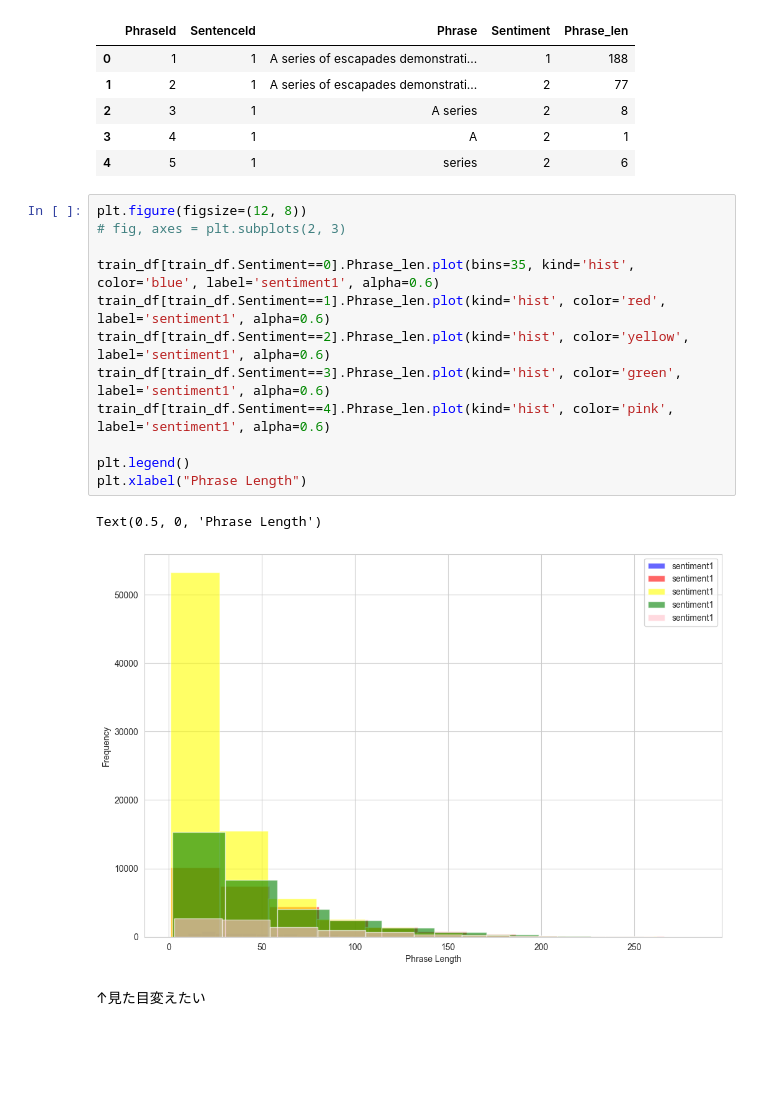
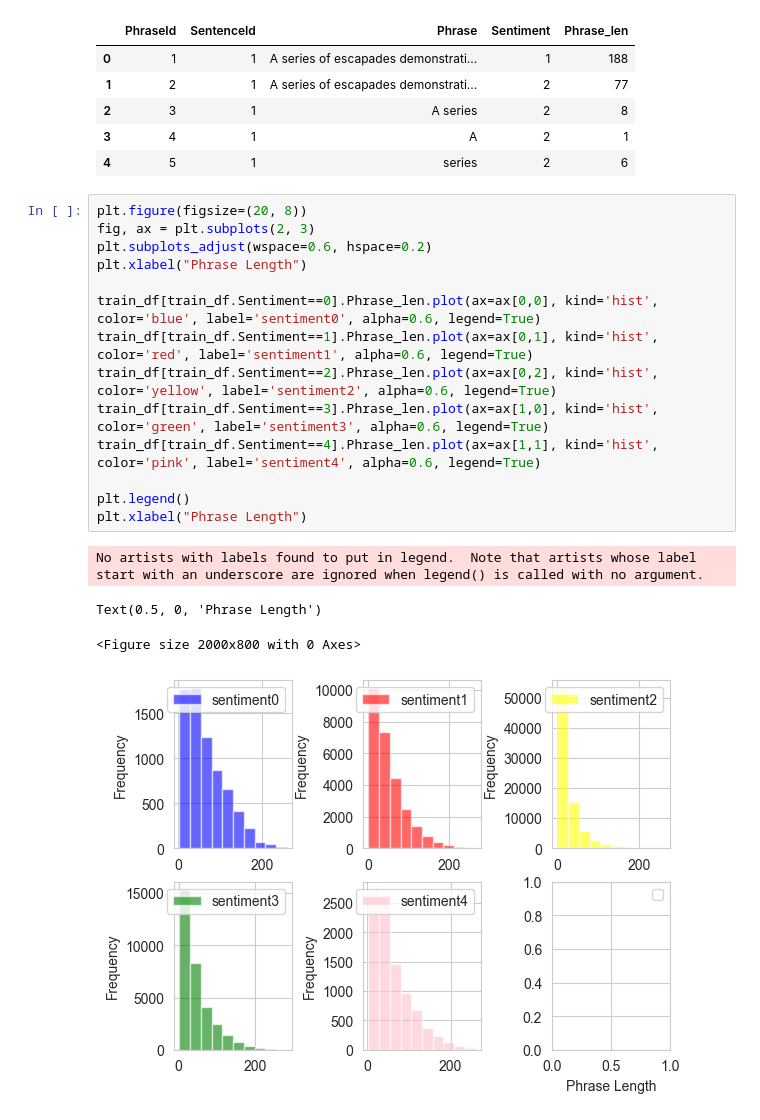
Before and after one commit to gussan-me/-Sentiment_Analysis_on_Movie_Review-, a Jupyter notebook: Sentimt-Analysis-on-Movie-Review.ipynb, the cells around one changed output. Drawn from its saved outputs; the diff is of its cells as text; blank space fills up the shorter version.

Commit message:
Phrase Lengthのヒストグラムを見やすく調整

```diff
--- a/Sentimt-Analysis-on-Movie-Review.ipynb
+++ b/Sentimt-Analysis-on-Movie-Review.ipynb
@@ -116,19 +116,21 @@ train_df.head()
 | 3 | 4 | 1 | A | 2 | 1 |
 | 4 | 5 | 1 | series | 2 | 6 |
 # %%
-plt.figure(figsize=(12, 8))
-# fig, axes = plt.subplots(2, 3)
+plt.figure(figsize=(20, 8))
+fig, ax = plt.subplots(2, 3)
+plt.subplots_adjust(wspace=0.6, hspace=0.2)
+plt.xlabel("Phrase Length")
 
-train_df[train_df.Sentiment==0].Phrase_len.plot(bins=35, kind='hist', color='blue', label='sentiment1', alpha=0.6)
-train_df[train_df.Sentiment==1].Phrase_len.plot(kind='hist', color='red', label='sentiment1', alpha=0.6)
-train_df[train_df.Sentiment==2].Phrase_len.plot(kind='hist', color='yellow', label='sentiment1', alpha=0.6)
-train_df[train_df.Sentiment==3].Phrase_len.plot(kind='hist', color='green', label='sentiment1', alpha=0.6)
-train_df[train_df.Sentiment==4].Phrase_len.plot(kind='hist', color='pink', label='sentiment1', alpha=0.6)
+train_df[train_df.Sentiment==0].Phrase_len.plot(ax=ax[0,0], kind='hist', color='blue', label='sentiment0', alpha=0.6, legend=True)
+train_df[train_df.Sentiment==1].Phrase_len.plot(ax=ax[0,1], kind='hist', color='red', label='sentiment1', alpha=0.6, legend=True)
+train_df[train_df.Sentiment==2].Phrase_len.plot(ax=ax[0,2], kind='hist', color='yellow', label='sentiment2', alpha=0.6, legend=True)
+train_df[train_df.Sentiment==3].Phrase_len.plot(ax=ax[1,0], kind='hist', color='green', label='sentiment3', alpha=0.6, legend=True)
+train_df[train_df.Sentiment==4].Phrase_len.plot(ax=ax[1,1], kind='hist', color='pink', label='sentiment4', alpha=0.6, legend=True)
 
 plt.legend()
 plt.xlabel("Phrase Length")
 # %% [output]
-Text(0.5, 0, 'Phrase Length')
+No artists with labels found to put in legend.  Note that artists whose label start with an underscore are ignored when legend() is called with no argument.
+Text(0.5, 0, 'Phrase Length')
+<Figure size 2000x800 with 0 Axes>
-[figure, old version]
+[figure, new version]
-# %% [markdown]
-↑見た目変えたい
```
Also changed, not shown: parts of 1 cell of this notebook.
